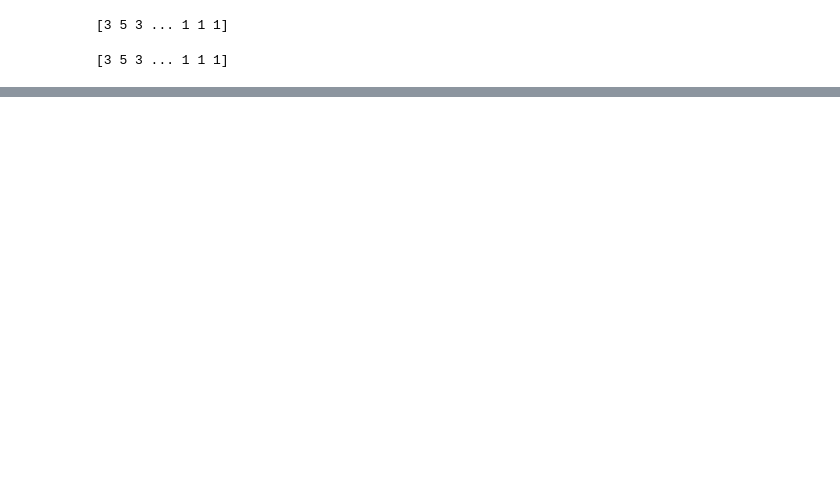
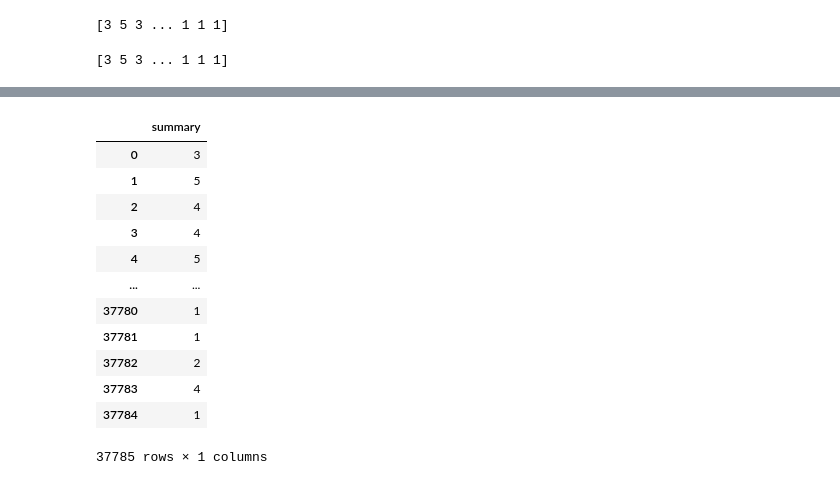
Before and after one commit to yashgupta1999/Big-Data-Project, a Jupyter notebook: naive_bayes.ipynb, the cells around one changed output, grey strips where cells are left out. Drawn from its saved outputs; the diff is of its cells as text; code cells hidden in the pictures; blank space fills up the shorter version.

```diff
--- a/naive_bayes.ipynb
+++ b/naive_bayes.ipynb
@@ -392,0 +459,16 @@ Name: columns, dtype: int64
+# %%
+testy
+# %% [output]
+|  | summary |
+| 0 | 3 |
+| 1 | 5 |
+| 2 | 4 |
+| 3 | 4 |
+| 4 | 5 |
+| ... | ... |
+| 37780 | 1 |
+| 37781 | 1 |
+| 37782 | 2 |
+| 37783 | 4 |
+| 37784 | 1 |
+37785 rows × 1 columns
```
Also changed, not shown: parts of 10 cells of this notebook, 1 other file.
